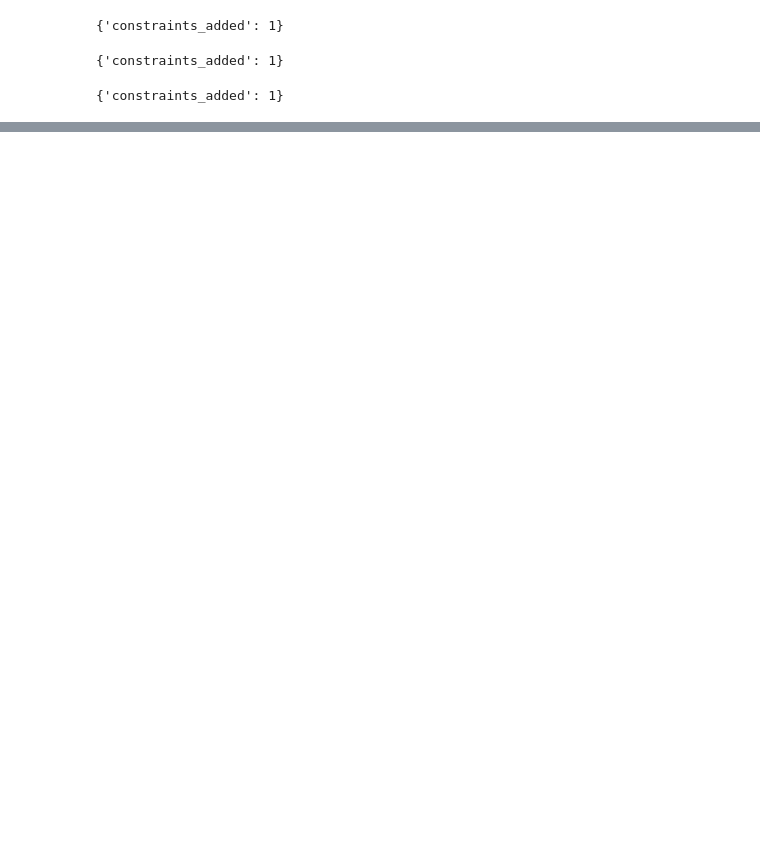
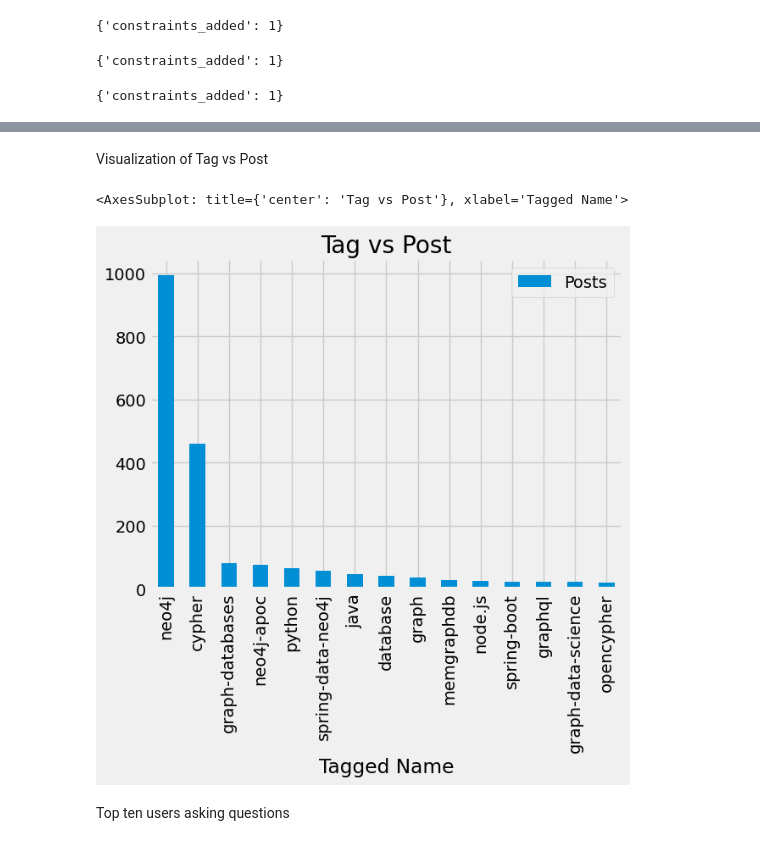
Before and after one commit to saiful-aromax/AroAI, a Jupyter notebook: B9AI101 GAI/Graph Data Science Prediction Case Study/CA_2.ipynb, the cells around one changed output, grey strips where cells are left out. Saved outputs shown, nothing was run; the diff lists cells and outputs as text; code cells hidden in the pictures; blank space fills up the shorter version.

```diff
--- a/B9AI101 GAI/Graph Data Science Prediction Case Study/CA_2.ipynb
+++ b/B9AI101 GAI/Graph Data Science Prediction Case Study/CA_2.ipynb
@@ -147,0 +248,4 @@ In the next notebook we'll explore the data that we've imported.
+# %%
+query = """ MATCH ()-[:TAGGED]->(t:Tag) RETURN t.name as `Tagged Name`,count(*) as Posts order by Posts desc limit 15;"""
+result = pd.DataFrame(graph.run(query).to_data_frame())
+result
@@ -147,0 +269,9 @@ In the next notebook we'll explore the data that we've imported.
+# %% [markdown]
+Visualization of Tag vs Post
+# %%
+result.plot(x='Tagged Name', y='Posts', kind='bar', title='Tag vs Post')
+# %% [output]
+<AxesSubplot: title={'center': 'Tag vs Post'}, xlabel='Tagged Name'>
+[figure, added]
+# %% [markdown]
+Top ten users asking questions
```
Also changed, not shown: parts of 57 cells of this notebook.
